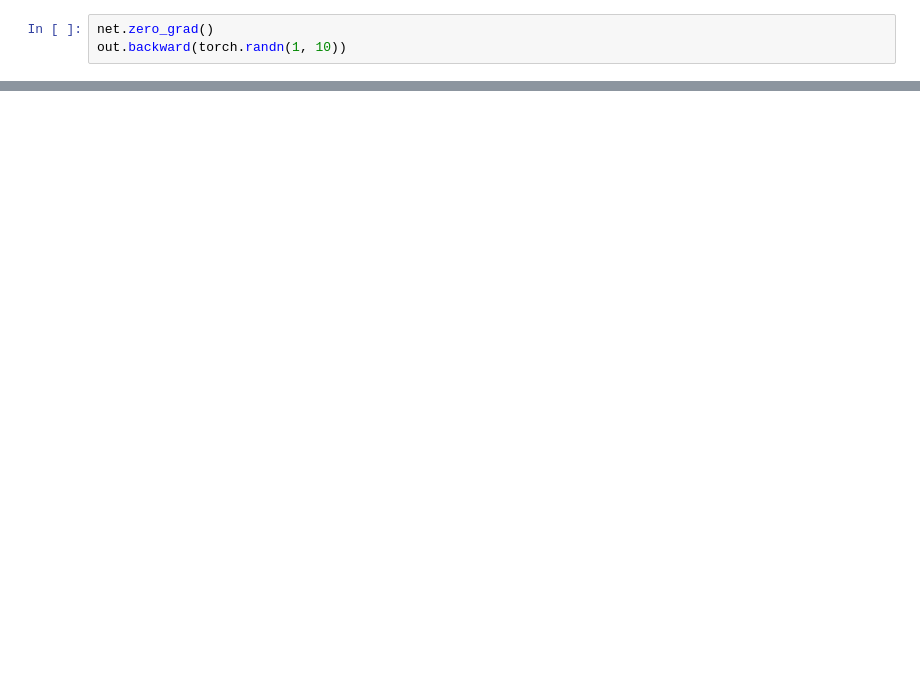
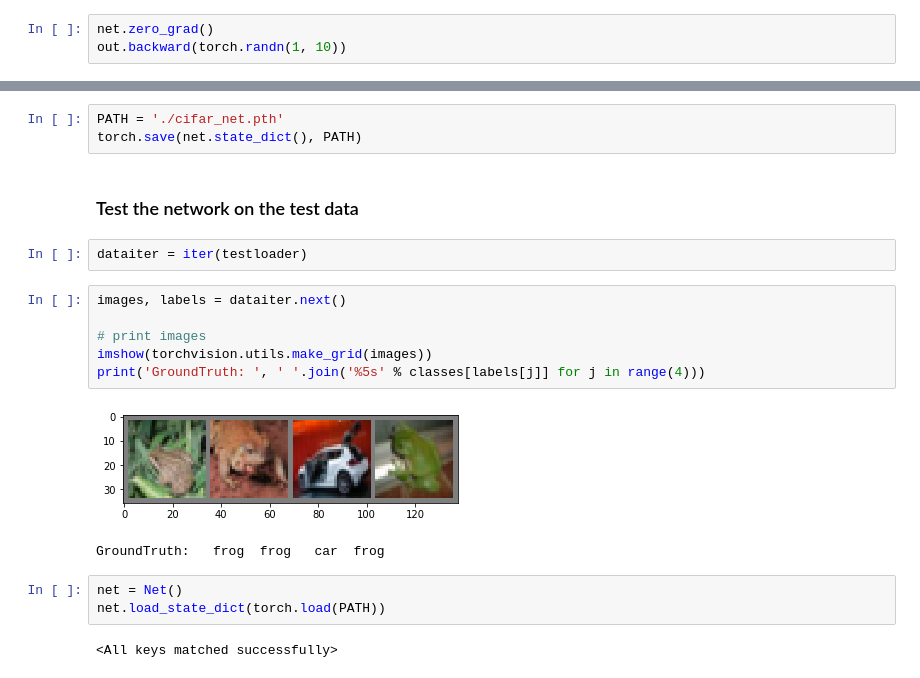
Before and after one commit to Jerry-Shen0527/LearnPython, a Jupyter notebook: Jupyter/PyTorch.ipynb, the cells around one changed output, grey strips where cells are left out. Saved outputs shown, nothing was run; the diff lists cells and outputs as text; blank space fills up the shorter version.

```diff
--- a/Jupyter/PyTorch.ipynb
+++ b/Jupyter/PyTorch.ipynb
@@ -305,0 +487,21 @@ out.backward(torch.randn(1, 10))
+# %%
+PATH = './cifar_net.pth'
+torch.save(net.state_dict(), PATH)
+# %% [markdown]
+### Test the network on the test data
+# %%
+dataiter = iter(testloader)
+# %%
+images, labels = dataiter.next()
+
+# print images
+imshow(torchvision.utils.make_grid(images))
+print('GroundTruth: ', ' '.join('%5s' % classes[labels[j]] for j in range(4)))
+# %% [output]
+[figure, added]
+GroundTruth:   frog  frog   car  frog
+# %%
+net = Net()
+net.load_state_dict(torch.load(PATH))
+# %% [output]
+<All keys matched successfully>
```
Also changed, not shown: parts of 36 cells of this notebook, 2 other files.
